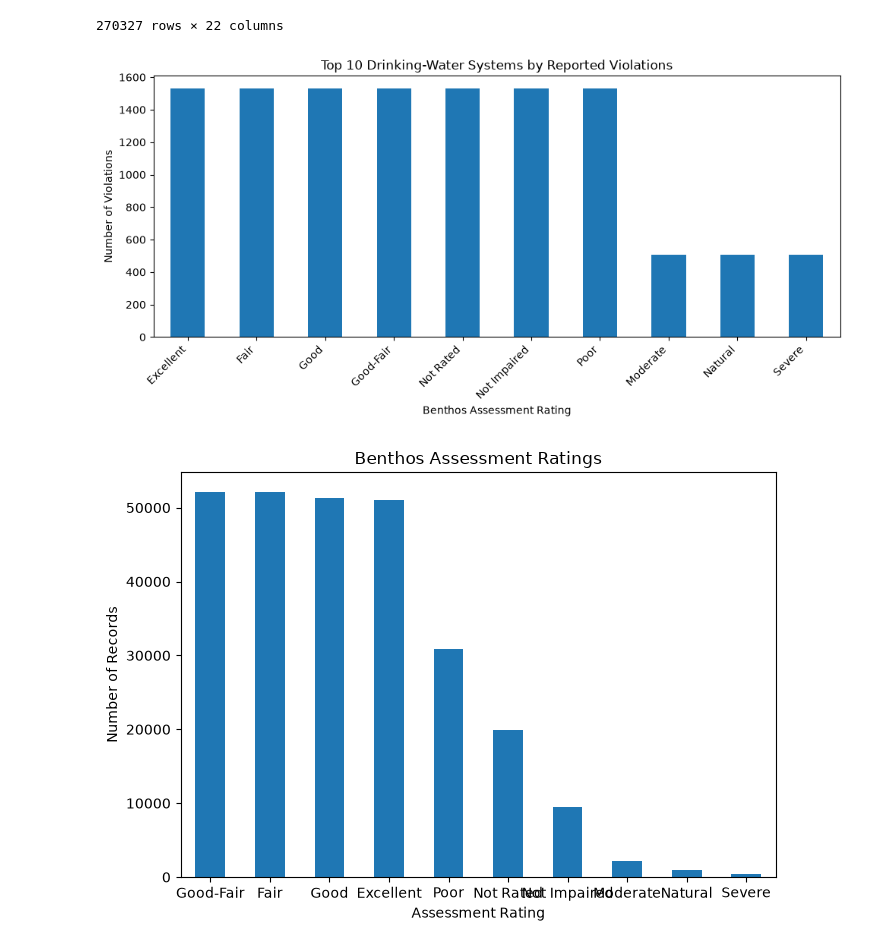
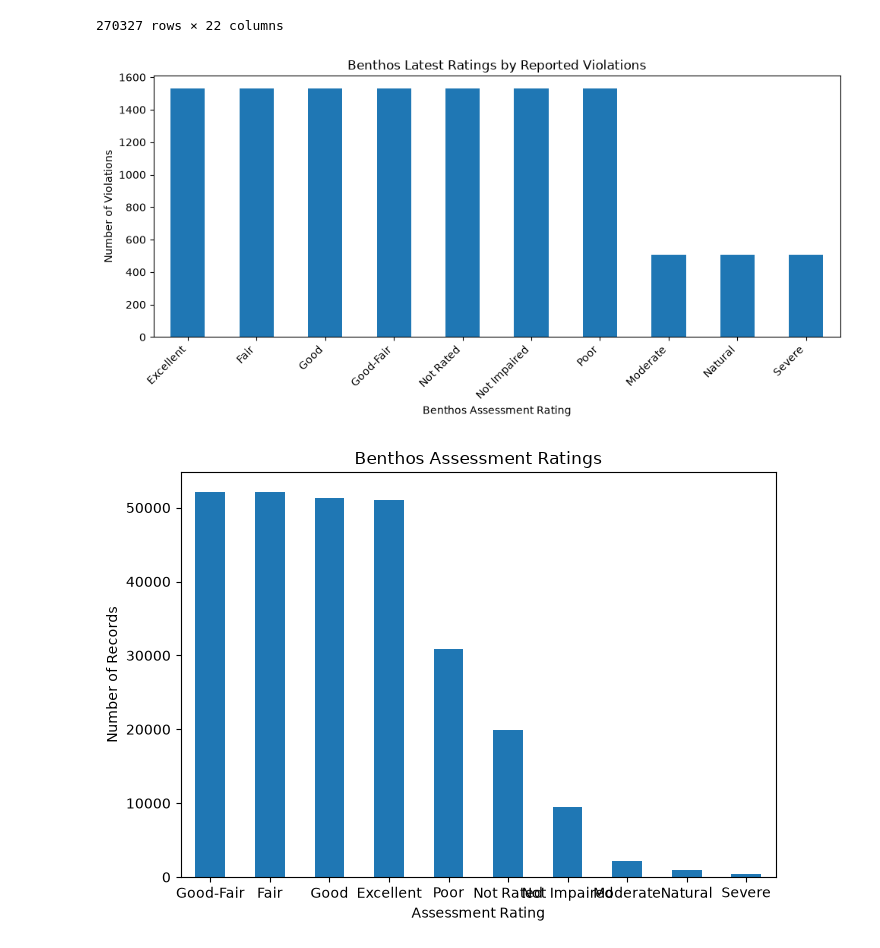
Before and after one commit to ejamie15/geog592-ejamie, a Jupyter notebook: homework/week07/data/homework.ipynb, the cells around one changed output. Cells and saved outputs as stored; diff of their text form; code cells hidden in the pictures.

```diff
--- a/homework/week07/data/homework.ipynb
+++ b/homework/week07/data/homework.ipynb
@@ -240,22 +240,22 @@ benthos_violations
 # %%
 violations = (
     benthos_violations
     .groupby("Latest_Rating")["# of Violations"]
     .max()
     .sort_values(ascending=False)
     .head(10)
 )
 
 violations.plot(kind="bar", figsize=(10, 5))
 
-plt.title("Top 10 Drinking-Water Systems by Reported Violations")
+plt.title("Benthos Latest Ratings by Reported Violations")
 plt.xlabel("Benthos Assessment Rating")
 plt.ylabel("Number of Violations")
 plt.xticks(rotation=45, ha="right")
 plt.tight_layout()
 plt.show()
 # %% [output]
-[figure, old version]
+[figure, new version]
 # %%
 rating_counts = benthos_violations["Latest_Rating"].value_counts()
 
```
Also changed, not shown: parts of 12 cells of this notebook, 2 other files.
